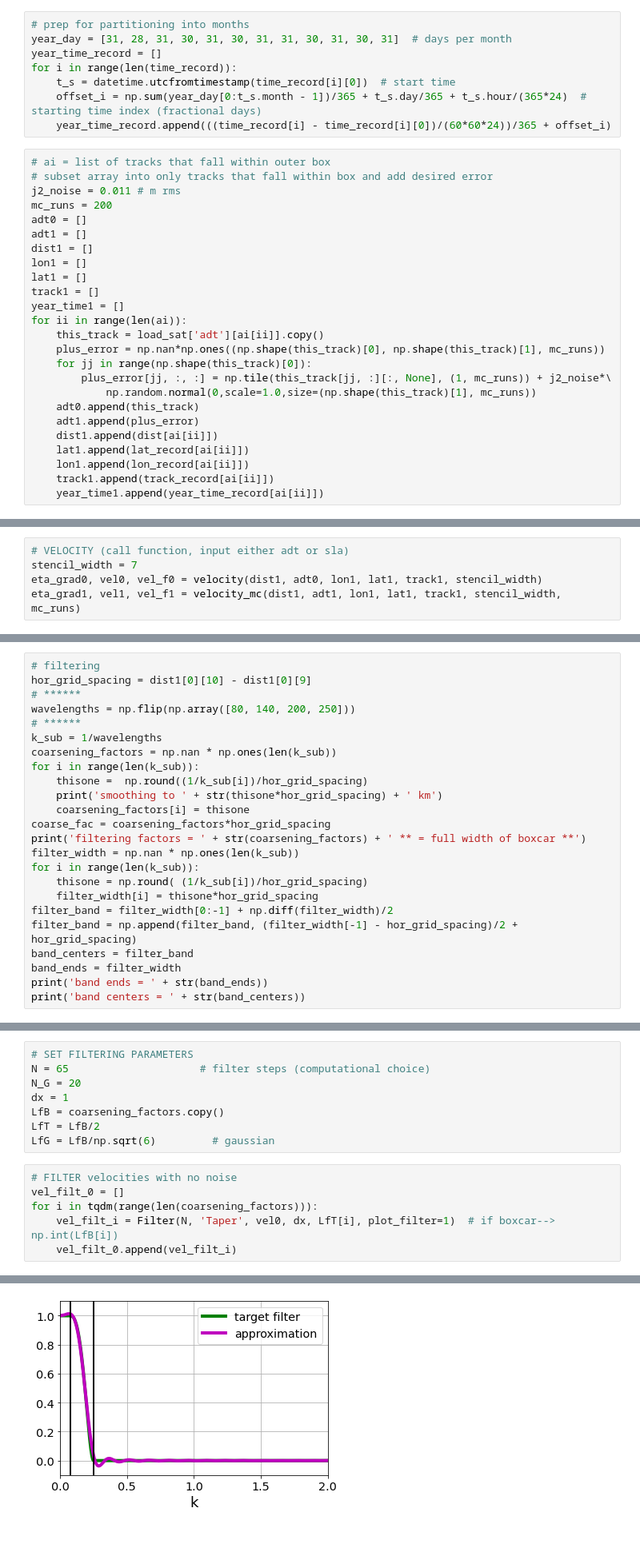
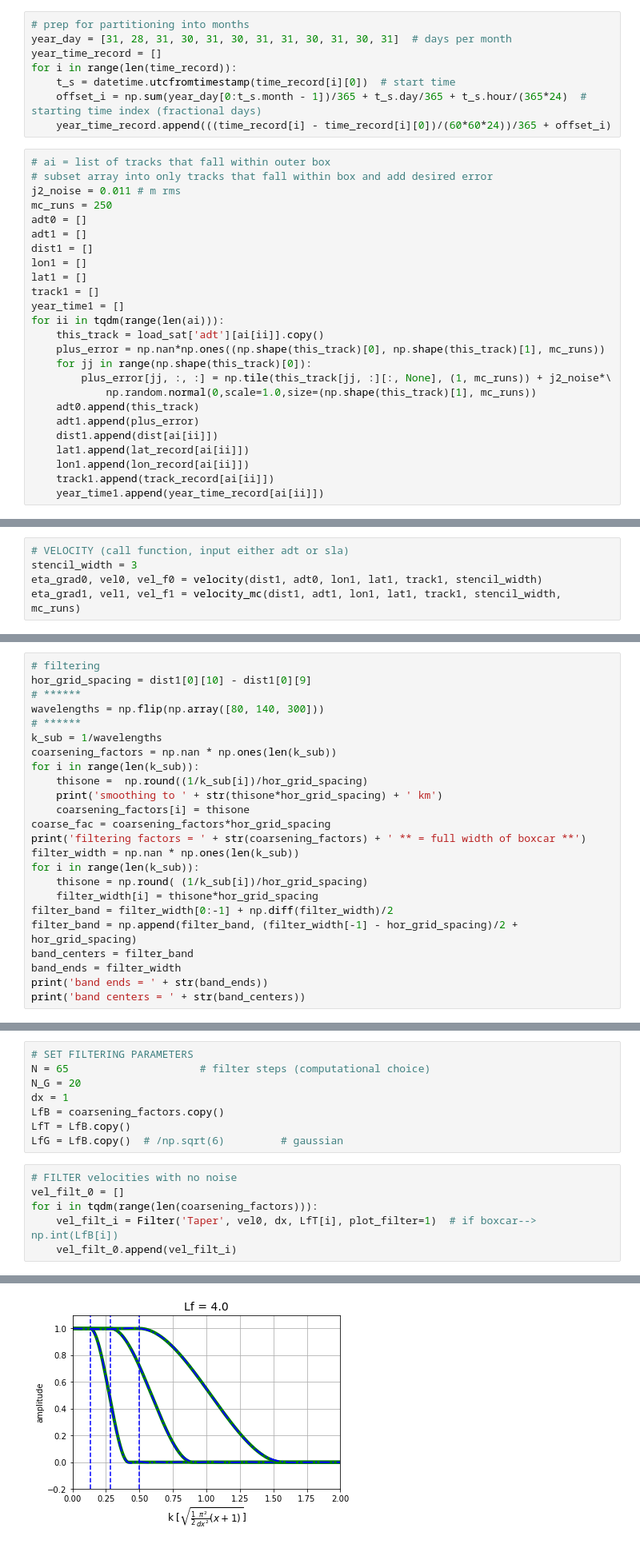
Before and after one commit to jakesteinberg/CPT, a Jupyter notebook: sla_error_propagation.ipynb, the cells around one changed output, grey strips where cells are left out. Shown: that part at 80% size. Drawn from its saved outputs; the diff is of its cells as text.

```diff
--- a/sla_error_propagation.ipynb
+++ b/sla_error_propagation.ipynb
@@ -115,7 +115,7 @@ for i in range(len(time_record)):
 # ai = list of tracks that fall within outer box
 # subset array into only tracks that fall within box and add desired error
 j2_noise = 0.011 # m rms
-mc_runs = 200
+mc_runs = 250
 adt0 = []
 adt1 = []
 dist1 = []
@@ -123,7 +123,7 @@ lon1 = []
 lat1 = []
 track1 = []
 year_time1 = []
-for ii in range(len(ai)):
+for ii in tqdm(range(len(ai))):
     this_track = load_sat['adt'][ai[ii]].copy()
     plus_error = np.nan*np.ones((np.shape(this_track)[0], np.shape(this_track)[1], mc_runs))
     for jj in range(np.shape(this_track)[0]):
@@ -230,7 +236,7 @@ def velocity_mc(dist, sla, lon_record, lat_record, track_record, stencil_width,
     return grad, vel, vel_f
 # %%
 # VELOCITY (call function, input either adt or sla)
-stencil_width = 7
+stencil_width = 3
 eta_grad0, vel0, vel_f0 = velocity(dist1, adt0, lon1, lat1, track1, stencil_width)
 eta_grad1, vel1, vel_f1 = velocity_mc(dist1, adt1, lon1, lat1, track1, stencil_width, mc_runs)
 # %%
@@ -253,7 +259,7 @@ plt.show()
 # filtering
 hor_grid_spacing = dist1[0][10] - dist1[0][9]
 # ******
-wavelengths = np.flip(np.array([80, 140, 200, 250]))
+wavelengths = np.flip(np.array([80, 140, 300]))
 # ******
 k_sub = 1/wavelengths
 coarsening_factors = np.nan * np.ones(len(k_sub))
@@ -287,12 +292,12 @@ N = 65                     # filter steps (computational choice)
 N_G = 20
 dx = 1
 LfB = coarsening_factors.copy()
-LfT = LfB/2
-LfG = LfB/np.sqrt(6)         # gaussian
+LfT = LfB.copy()
+LfG = LfB.copy()  # /np.sqrt(6)         # gaussian
 # %%
 # FILTER velocities with no noise
 vel_filt_0 = []
 for i in tqdm(range(len(coarsening_factors))):
-    vel_filt_i = Filter(N, 'Taper', vel0, dx, LfT[i], plot_filter=1)  # if boxcar--> np.int(LfB[i])
+    vel_filt_i = Filter('Taper', vel0, dx, LfT[i], plot_filter=1)  # if boxcar--> np.int(LfB[i])
     vel_filt_0.append(vel_filt_i)
 # %% [output]
@@ -299 +307 @@ for i in tqdm(range(len(coarsening_factors))):
-[figure, old version]
+[figure, new version]
```
Also changed, not shown: parts of 15 cells of this notebook, 4 other files.
